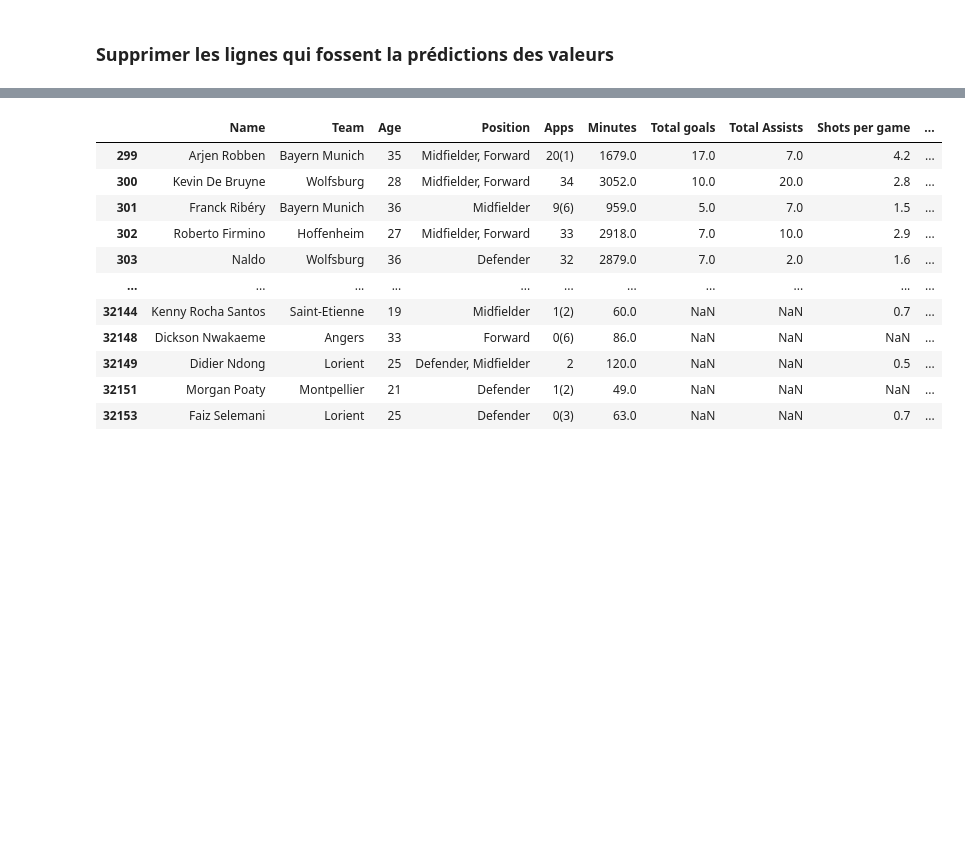
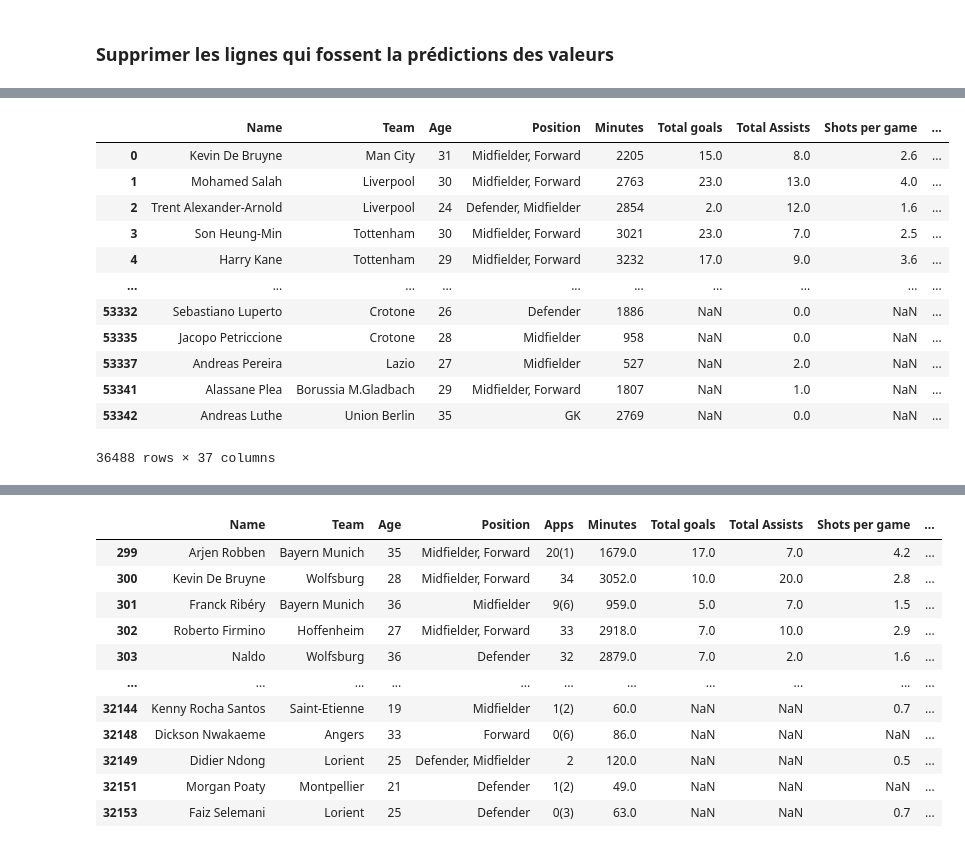
Before and after one commit to lbenyamin/Skoot, a Jupyter notebook: Preprocessing/Preprocessing_Whoscored/Preprocessing_Whoscored_Data.ipynb, the cells around one changed output, grey strips where cells are left out. Drawn from its saved outputs; the diff is of its cells as text; code cells hidden in the pictures; blank space fills up the shorter version.

```diff
--- a/Preprocessing/Preprocessing_Whoscored/Preprocessing_Whoscored_Data.ipynb
+++ b/Preprocessing/Preprocessing_Whoscored/Preprocessing_Whoscored_Data.ipynb
@@ -801,0 +833,19 @@ dtype: int64
+# %%
+# Supprimer les joueurs qui ont joué moins de 20 matchs en début de saison ou ceux qui ont un remplacement de moins de 20 matchs
+df_merged = df_merged[(df_merged['Start Application'] >= 10) | (df_merged['Remplacement Application'] >= 20)]
+# %%
+df_merged
+# %% [output]
+|  | Name | Team | Age | Position | Minutes | Total goals | Total Assists | Shots per game | ... |
+| 0 | Kevin De Bruyne | Man City | 31 | Midfielder, Forward | 2205 | 15.0 | 8.0 | 2.6 | ... |
+| 1 | Mohamed Salah | Liverpool | 30 | Midfielder, Forward | 2763 | 23.0 | 13.0 | 4.0 | ... |
+| 2 | Trent Alexander-Arnold | Liverpool | 24 | Defender, Midfielder | 2854 | 2.0 | 12.0 | 1.6 | ... |
+| 3 | Son Heung-Min | Tottenham | 30 | Midfielder, Forward | 3021 | 23.0 | 7.0 | 2.5 | ... |
+| 4 | Harry Kane | Tottenham | 29 | Midfielder, Forward | 3232 | 17.0 | 9.0 | 3.6 | ... |
+| ... | ... | ... | ... | ... | ... | ... | ... | ... | ... |
+| 53332 | Sebastiano Luperto | Crotone | 26 | Defender | 1886 | NaN | 0.0 | NaN | ... |
+| 53335 | Jacopo Petriccione | Crotone | 28 | Midfielder | 958 | NaN | 0.0 | NaN | ... |
+| 53337 | Andreas Pereira | Lazio | 27 | Midfielder | 527 | NaN | 2.0 | NaN | ... |
+| 53341 | Alassane Plea | Borussia M.Gladbach | 29 | Midfielder, Forward | 1807 | NaN | 1.0 | NaN | ... |
+| 53342 | Andreas Luthe | Union Berlin | 35 | GK | 2769 | NaN | 0.0 | NaN | ... |
+36488 rows × 37 columns
```
Also changed, not shown: parts of 19 cells of this notebook, 17 other files.
